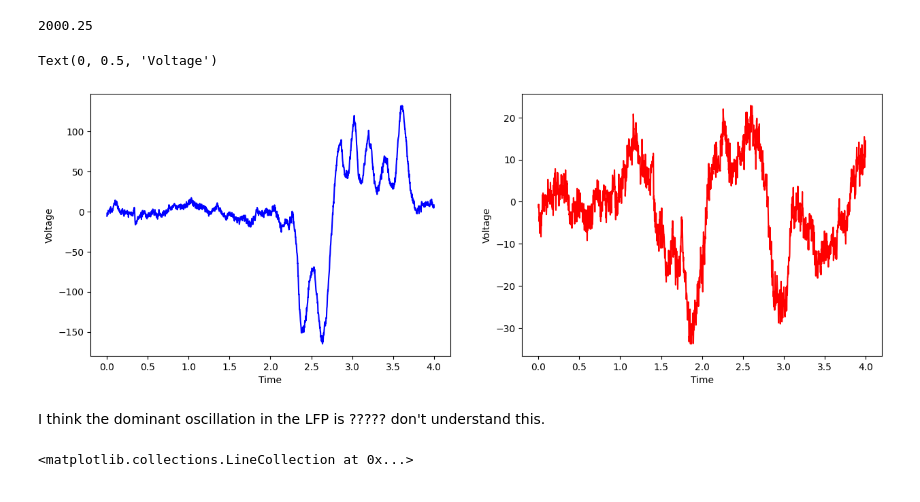
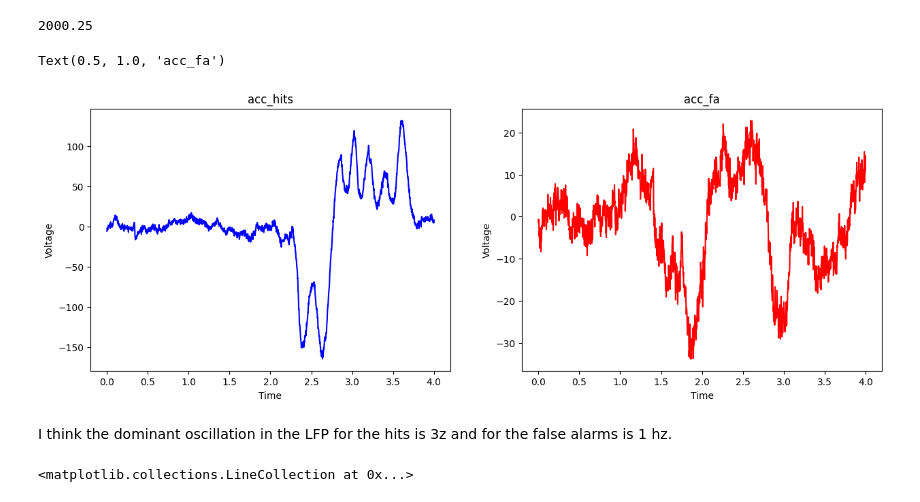
Before and after one commit to sashamontgomery/Neur-265, a Jupyter notebook: coding_homework_7.ipynb, the cells around one changed output. Drawn from its saved outputs; the diff is of its cells as text; code cells hidden in the pictures.

```diff
--- a/coding_homework_7.ipynb
+++ b/coding_homework_7.ipynb
@@ -30,17 +31,19 @@ print(sampling_rate)
 # %%
 #plotting first trials of acc_hits and acc_fa
 fig, ax = plt.subplots(1,2,figsize=(15,5))
 ax[0].plot(time, acc_hits[0,:], color = 'blue')
 ax[1].plot(time, acc_fa[0,:], color = 'red')
 ax[0].set_xlabel("Time")
 ax[0].set_ylabel("Voltage")
+ax[0].set_title("acc_hits")
 ax[1].set_xlabel("Time")
 ax[1].set_ylabel("Voltage")
+ax[1].set_title("acc_fa")
 # %% [output]
-Text(0, 0.5, 'Voltage')
+Text(0.5, 1.0, 'acc_fa')
-[figure, old version]
+[figure, new version]
 # %% [markdown]
-I think the dominant oscillation in the LFP is ????? don't understand this.
+I think the dominant oscillation in the LFP for the hits is 3z and for the false alarms is 1 hz.
 # %%
 #plotting ERP of acc_hits
 plt.plot(time, acc_hits.mean(0))        # Plot the ERP of acc_hits
```
Also changed, not shown: parts of 5 cells of this notebook.
